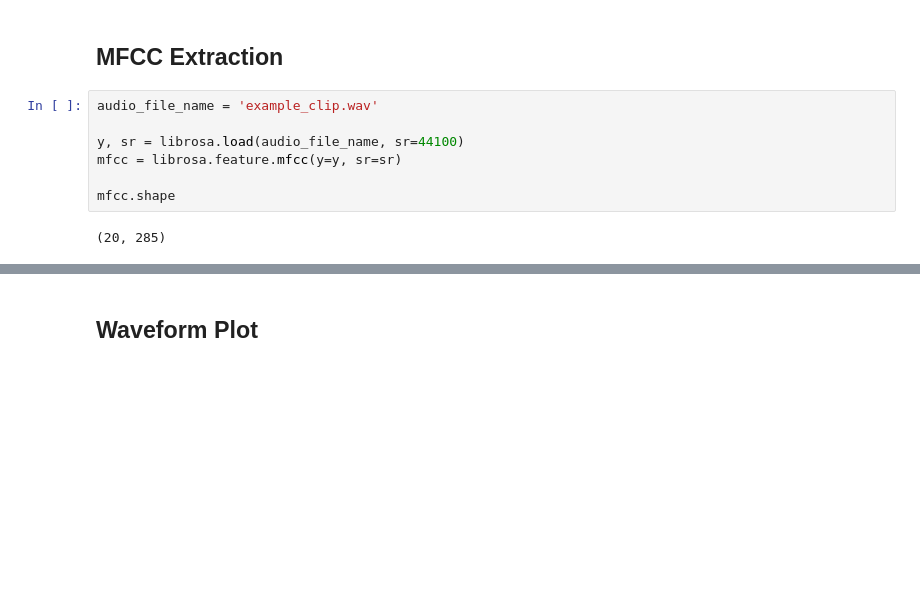
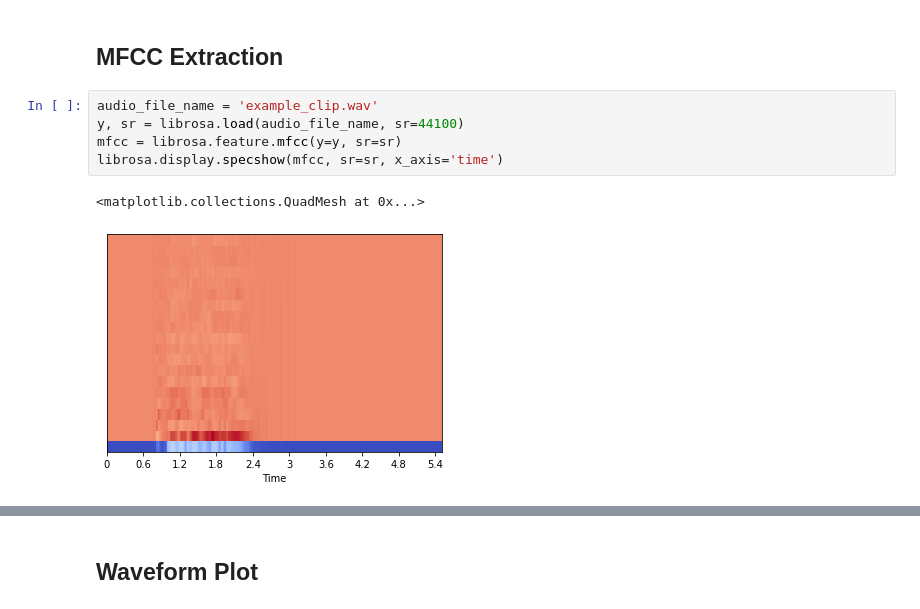
Before and after one commit to ebokelbe/CS254-Final-Project, a Jupyter notebook: data/Graphing_Data.ipynb, the cells around one changed output, grey strips where cells are left out. Saved outputs shown, nothing was run; the diff lists cells and outputs as text; blank space fills up the shorter version.

Commit message:
Added MFCC graphing

```diff
--- a/data/Graphing_Data.ipynb
+++ b/data/Graphing_Data.ipynb
@@ -10,10 +10,9 @@ import librosa.display
 ## MFCC Extraction
 # %%
 audio_file_name = 'example_clip.wav'
-
 y, sr = librosa.load(audio_file_name, sr=44100)
 mfcc = librosa.feature.mfcc(y=y, sr=sr)
-
-mfcc.shape
+librosa.display.specshow(mfcc, sr=sr, x_axis='time')
 # %% [output]
-(20, 285)
+<matplotlib.collections.QuadMesh at 0x...>
+[figure, added]
```
Also changed, not shown: parts of 1 cell of this notebook, 2 other files.
